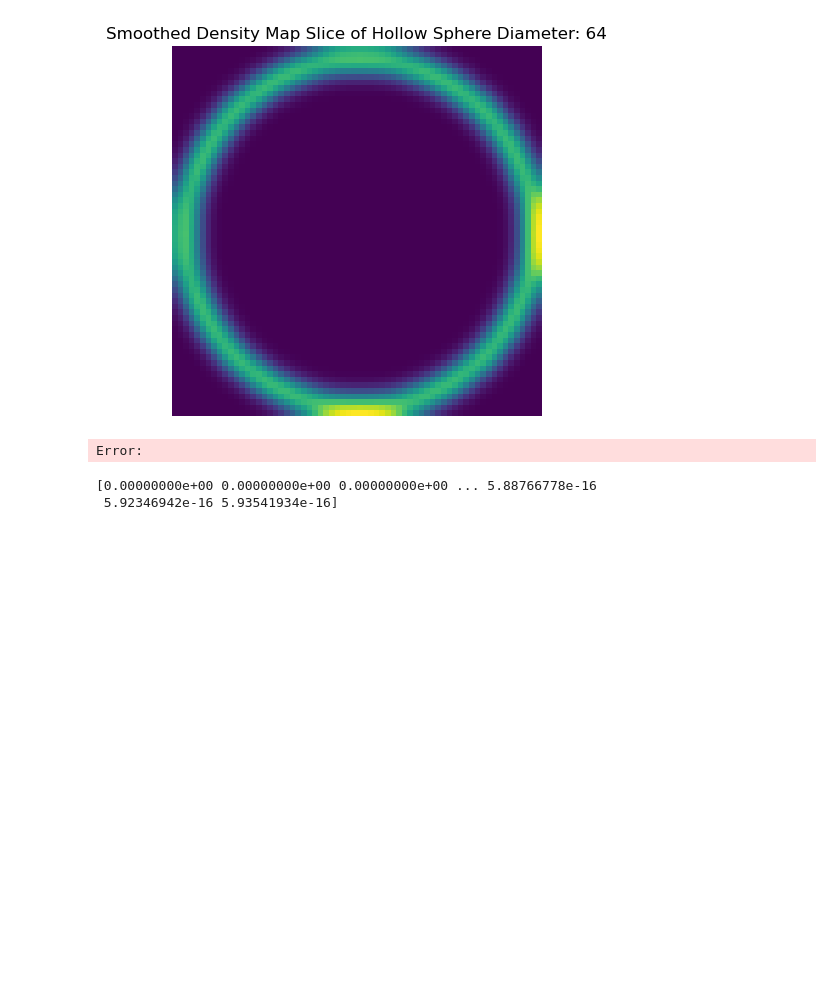
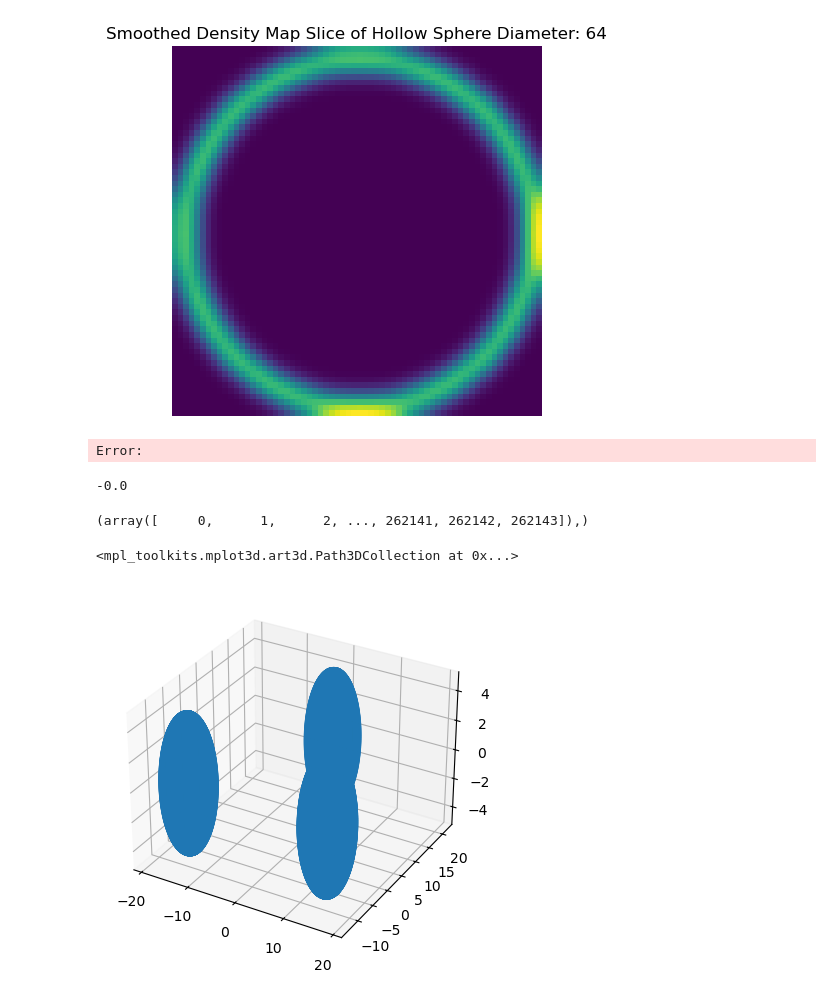
Before and after one commit to YuX-Ren/sim_data, a Jupyter notebook: shape.ipynb, the cells around one changed output. Drawn from its saved outputs; the diff is of its cells as text; code cells hidden in the pictures; blank space fills up the shorter version.

```diff
--- a/shape.ipynb
+++ b/shape.ipynb
@@ -122,10 +122,10 @@ def generate_3d_volume(nGrid=64):
     P0 = np.random.rand() * 10 + 20
     P1 = np.random.rand() * 2.5 + 2.5
     tipX, tipY, tipZ = sphere(100)
-    print(tipX)
     tipX = tipX.ravel() * P1
     tipY = tipY.ravel() * P1
     tipZ = tipZ.ravel() * P1
+    print(tipX[50])
     T = np.vstack([np.column_stack([tipX - P0/2, tipY, tipZ]),
                    np.column_stack([tipX + P0/2, tipY, tipZ]),
                    np.column_stack([tipX, tipY + P0/2*np.sqrt(3), tipZ])])
@@ -133,6 +133,7 @@ def generate_3d_volume(nGrid=64):
     T[:, 1] -= P0/2*np.sqrt(3)/3
     S = Delaunay(T)
     indexIntersect = np.isfinite(S.find_simplex(QP))
+    print(indexIntersect)
     mask = indexIntersect.reshape((nGrid, nGrid, nGrid)).astype(float)
     return mask-1
 
@@ -176,5 +177,45 @@ volume = generate_3d_volume()
 print(volume.shape)
 visualize_3d_volume(volume)
 # %% [output]
-[0.00000000e+00 0.00000000e+00 0.00000000e+00 ... 5.88766778e-16
- 5.92346942e-16 5.93541934e-16]
+-0.0
+# %%
+def sphere(res):
+    phi, theta = np.mgrid[0:np.pi:complex(res), 0:2*np.pi:complex(res)]
+    x = np.sin(phi) * np.cos(theta)
+    y = np.sin(phi) * np.sin(theta)
+    z = np.cos(phi)
+    return x, y, z
+nGrid = 64
+from scipy.spatial import Delaunay
+import numpy as np
+X, Y, Z = np.meshgrid(np.linspace(-(nGrid-1)/2, (nGrid-1)/2, nGrid), np.linspace(-(nGrid-1)/2, (nGrid-1)/2, nGrid), np.linspace(-(nGrid-1)/2, (nGrid-1)/2, nGrid))
+QP = np.vstack([X.ravel(), Y.ravel(), Z.ravel()]).T
+
+P0 = np.random.rand() * 10 + 20
+P1 = np.random.rand() * 2.5 + 2.5
+tipX, tipY, tipZ = sphere(100)
+tipX = tipX.ravel() * P1
+tipY = tipY.ravel() * P1
+tipZ = tipZ.ravel() * P1
+T = np.vstack([np.column_stack([tipX - P0/2, tipY, tipZ]),
+                np.column_stack([tipX + P0/2, tipY, tipZ]),
+                np.column_stack([tipX, tipY + P0/2*np.sqrt(3), tipZ])])
+
+T[:, 1] -= P0/2*np.sqrt(3)/3
+S = Delaunay(T)
+indexIntersect = S.find_simplex(QP)
+def visualize_3d_volume(volume):
+    fig = plt.figure()
+    ax = fig.add_subplot(111, projection='3d')
+    ax.voxels(volume, edgecolor='k')
+    plt.show()
+mask = indexIntersect!=-1
+mask = mask.reshape((nGrid, nGrid, nGrid)).astype(float)
+import matplotlib.pyplot as plt
+from scipy.ndimage import gaussian_filter
+mask = gaussian_filter(mask, sigma=1)
+visualize_3d_volume(mask)
+# %% [output]
+(array([     0,      1,      2, ..., 262141, 262142, 262143]),)
+<mpl_toolkits.mplot3d.art3d.Path3DCollection at 0x...>
+[figure, added]
```
Also changed, not shown: parts of 3 cells of this notebook.
